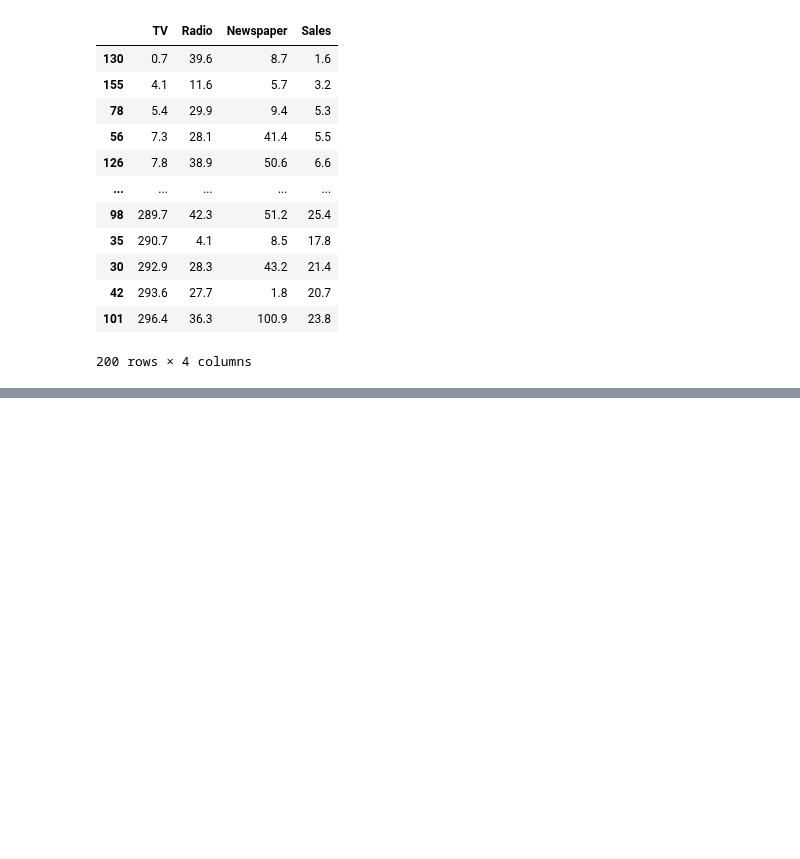
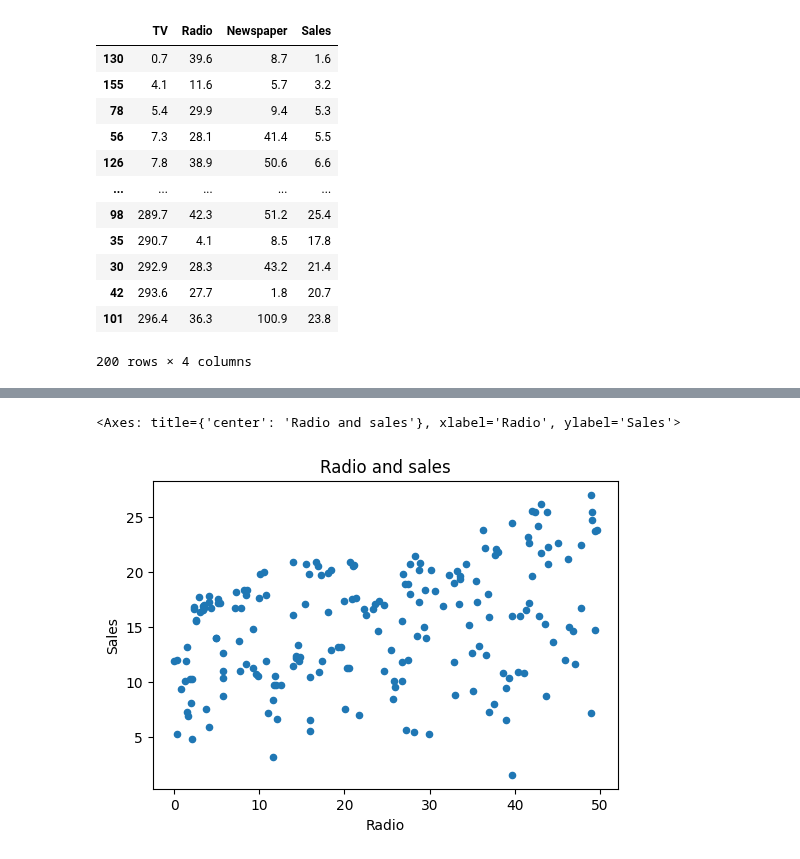
Before and after one commit to Jenniferduong20012004/JennyLearningAI, a Jupyter notebook: DataTabular.ipynb, the cells around one changed output, grey strips where cells are left out. Saved outputs shown, nothing was run; the diff lists cells and outputs as text; code cells hidden in the pictures; blank space fills up the shorter version.

```diff
--- a/DataTabular.ipynb
+++ b/DataTabular.ipynb
@@ -199,0 +239,5 @@ data.sort_values("TV")
+# %%
+data.plot (x = "Radio", y = "Sales", kind= "scatter", figsize = (6,4), title = "Radio and sales")
+# %% [output]
+<Axes: title={'center': 'Radio and sales'}, xlabel='Radio', ylabel='Sales'>
+[figure, added]
```
Also changed, not shown: parts of 5 cells of this notebook.
